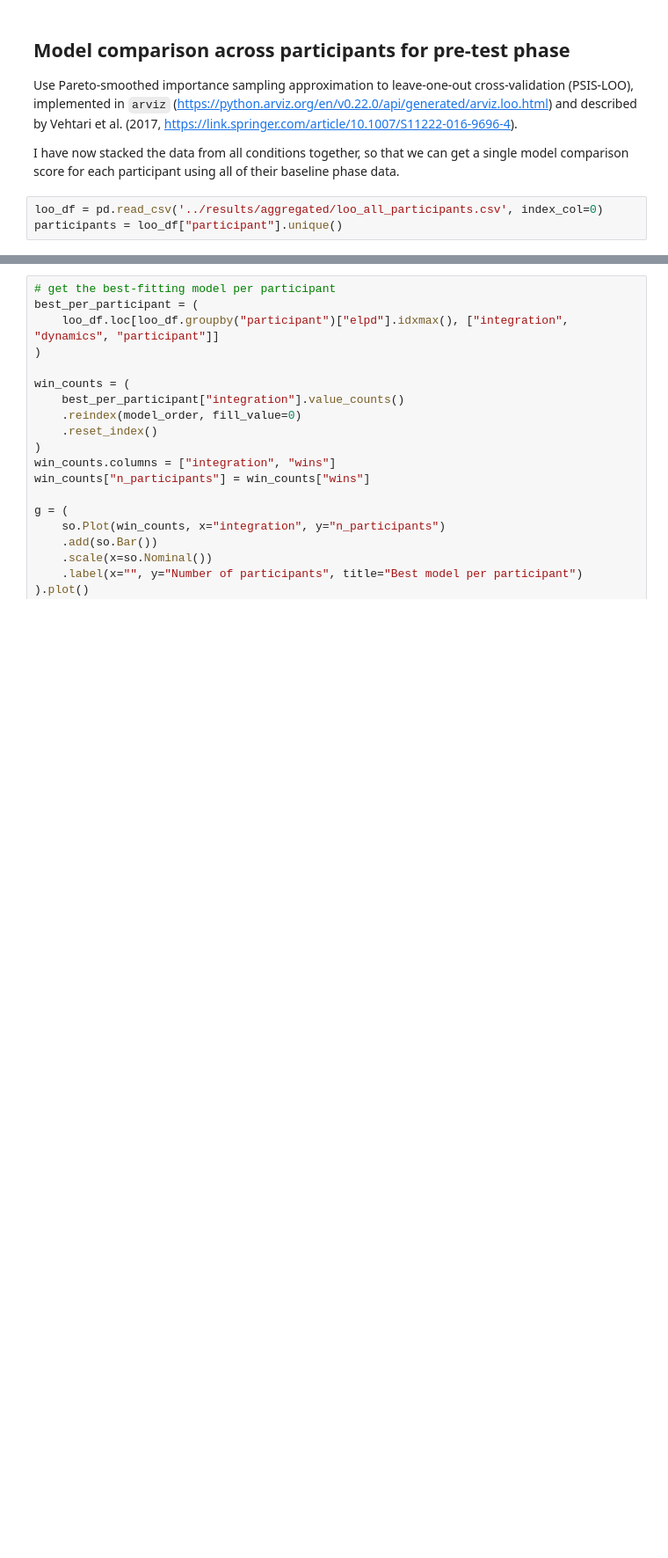
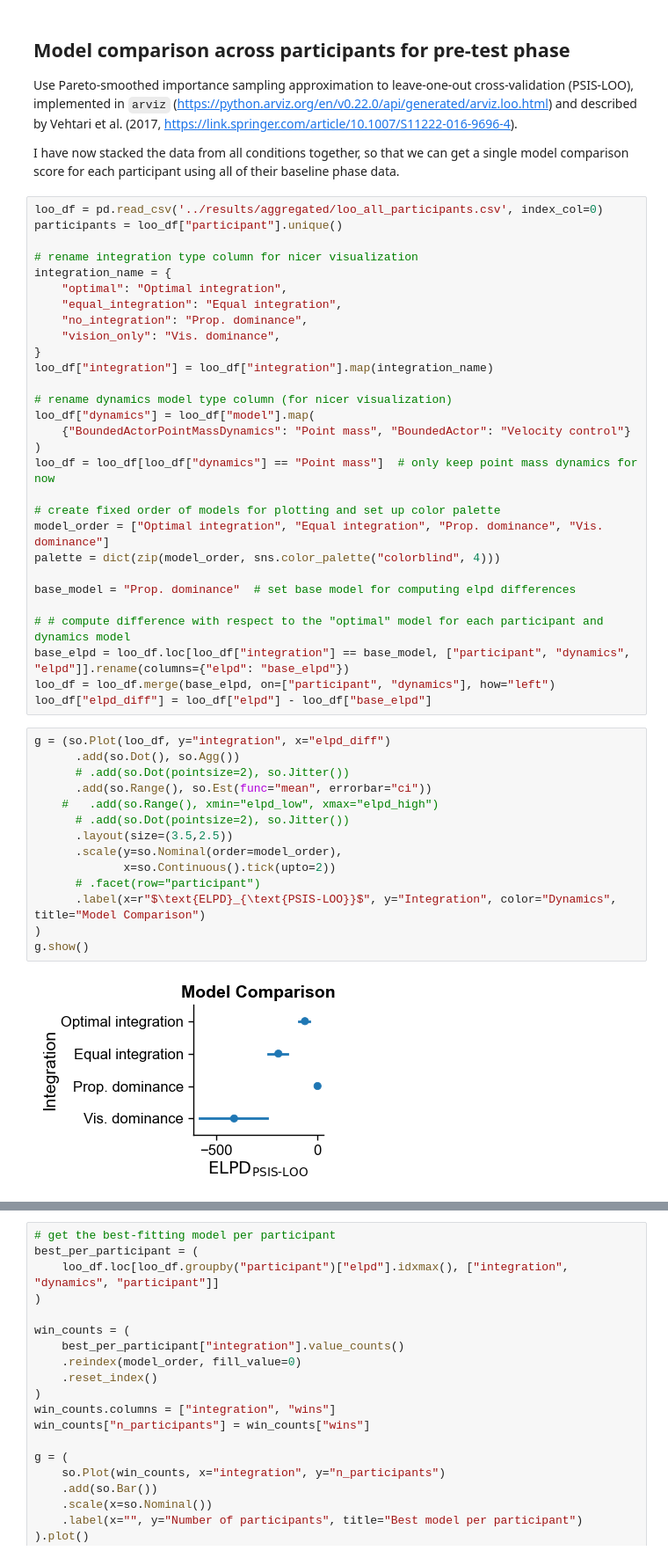
Before and after one commit to dominikstrb/cpp-proprioception, a Jupyter notebook: notebooks/MultisensoryModelResults.ipynb, the cells around one changed output, grey strips where cells are left out. Shown at 88% size. Saved outputs shown, nothing was run; the diff lists cells and outputs as text; blank space fills up the shorter version.

Commit message:
Update model comparison results

```diff
--- a/notebooks/MultisensoryModelResults.ipynb
+++ b/notebooks/MultisensoryModelResults.ipynb
@@ -63,4 +56,46 @@ I have now stacked the data from all conditions together, so that we can get a s
 # %%
 loo_df = pd.read_csv('../results/aggregated/loo_all_participants.csv', index_col=0)
 participants = loo_df["participant"].unique()
+
+# rename integration type column for nicer visualization
+integration_name = {
+    "optimal": "Optimal integration",
+    "equal_integration": "Equal integration",
+    "no_integration": "Prop. dominance",
+    "vision_only": "Vis. dominance",
+}
+loo_df["integration"] = loo_df["integration"].map(integration_name)
+
+# rename dynamics model type column (for nicer visualization)
+loo_df["dynamics"] = loo_df["model"].map(
+    {"BoundedActorPointMassDynamics": "Point mass", "BoundedActor": "Velocity control"}
+)
+loo_df = loo_df[loo_df["dynamics"] == "Point mass"]  # only keep point mass dynamics for now
+
+# create fixed order of models for plotting and set up color palette
+model_order = ["Optimal integration", "Equal integration", "Prop. dominance", "Vis. dominance"]
+palette = dict(zip(model_order, sns.color_palette("colorblind", 4)))
+
+base_model = "Prop. dominance"  # set base model for computing elpd differences
+
+# # compute difference with respect to the "optimal" model for each participant and dynamics model
+base_elpd = loo_df.loc[loo_df["integration"] == base_model, ["participant", "dynamics", "elpd"]].rename(columns={"elpd": "base_elpd"})
+loo_df = loo_df.merge(base_elpd, on=["participant", "dynamics"], how="left")
+loo_df["elpd_diff"] = loo_df["elpd"] - loo_df["base_elpd"]
+# %%
+g = (so.Plot(loo_df, y="integration", x="elpd_diff")
+      .add(so.Dot(), so.Agg())
+      # .add(so.Dot(pointsize=2), so.Jitter())
+      .add(so.Range(), so.Est(func="mean", errorbar="ci"))
+    #   .add(so.Range(), xmin="elpd_low", xmax="elpd_high")
+      # .add(so.Dot(pointsize=2), so.Jitter())
+      .layout(size=(3.5,2.5))
+      .scale(y=so.Nominal(order=model_order),
+             x=so.Continuous().tick(upto=2))
+      # .facet(row="participant")
+      .label(x=r"$\text{ELPD}_{\text{PSIS-LOO}}$", y="Integration", color="Dynamics", title="Model Comparison")
+)
+g.show()
+# %% [output]
+[figure, added]
 # %%
```
Also changed, not shown: parts of 21 cells of this notebook, 6 other files.
